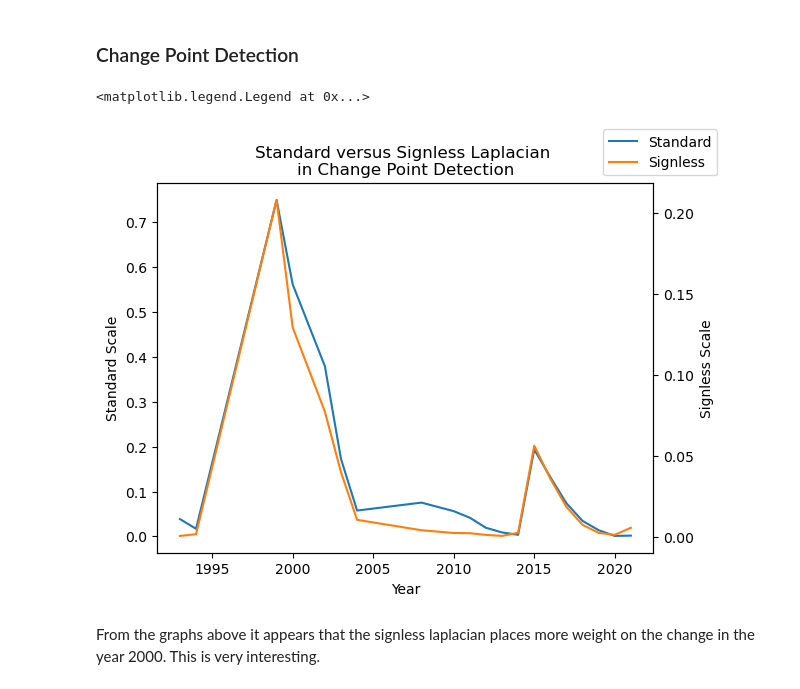
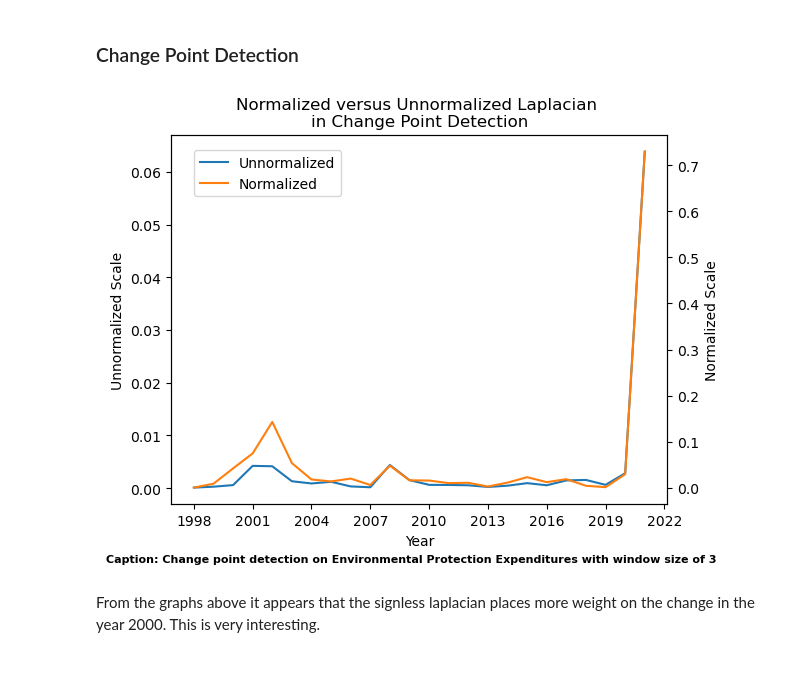
Before and after one commit to SiddharthEngineer23/CC_NA, a Jupyter notebook: change_point_detection.ipynb, the cells around one changed output. Cells and saved outputs as stored; diff of their text form; code cells hidden in the pictures.

Commit message:
Updating change point detection

```diff
--- a/change_point_detection.ipynb
+++ b/change_point_detection.ipynb
@@ -314,36 +354,50 @@ year_G = return_subgraph_year(policy_G, 2021)
 # %%
 import matplotlib.pyplot as plt
 from copy import deepcopy
+from matplotlib.ticker import MaxNLocator
+import os
 
 # ("Environmental Taxes")
 # ("Environmental Protection Expenditures")
-# ("Green Bonds")
+# ("Green Bonds") (bond_years)
 # ("Environmental Subsidies")
 
-window_size = 5
-# sub_G = return_subgraph_policy(G, "Green Bonds")
-G_copy = deepcopy(G)
-years = bond_years
 
-Z_list_signless, year_list_signless = change_point_detection(window_size, G_copy, years, normalized_signless_laplacian)
-Z_list_stand, year_list_stand = change_point_detection(window_size, G_copy, years, standard_laplacian)
+
+policy_name = "Environmental Protection Expenditures"
+years = exp_years
+window_size = 3
+sub_G = return_subgraph_policy(G, policy_name)
+#G_copy = deepcopy(G)
+
+
+Z_list_A, year_list_A = change_point_detection(window_size, sub_G, years, standard_weighted_laplacian)
+Z_list_B, year_list_B = change_point_detection(window_size, sub_G, years, normalized_weighted_laplacian)
 
 
 fig, ax1 = plt.subplots()
 
-ax1.plot(year_list_stand, Z_list_stand, label = "Standard",  c = "C0")
+ax1.plot(year_list_A, Z_list_A, label = "Unnormalized",  c = "C0")
 ax1.set_xlabel("Year")
-ax1.set_ylabel("Standard Scale")
+ax1.xaxis.set_major_locator(MaxNLocator(integer = True))
+ax1.set_ylabel("Unnormalized Scale")
 
 ax2 = ax1.twinx()
-ax2.plot(year_list_signless, Z_list_signless, label = "Signless", c = "C1")
-ax2.set_ylabel("Signless Scale")
+ax2.plot(year_list_B, Z_list_B, label = "Normalized", c = "C1")
+ax2.set_ylabel("Normalized Scale")
 
-ax1.set_title("Standard versus Signless Laplacian \nin Change Point Detection")
-fig.legend(loc = 1)
+ax1.set_title("Normalized versus Unnormalized Laplacian \nin Change Point Detection")
+fig.legend(loc = "center left", bbox_to_anchor = (0.15,0.8))
+
+caption=f"Caption: Change point detection on {policy_name} with window size of {window_size}"
+fig.text(0.5, -0.01, caption, wrap=True, horizontalalignment='center', fontsize=8, weight = "bold")
+
+# Save file
+file_name = f"{policy_name}__windowSize_{window_size}__normalized_vs_unnormalized_weighted_laplac.png"
+file_path = os.path.join(os.getcwd(), "output", "changePointGraphs", file_name)
+plt.savefig(file_path)
 # %% [output]
-<matplotlib.legend.Legend at 0x...>
-[figure, old version]
+[figure, new version]
 # %% [markdown]
 From the graphs above it appears that the signless laplacian places more weight on the change in the year 2000. This is very interesting.
 # %%
```
Also changed, not shown: parts of 3 cells of this notebook, 9 other files.
